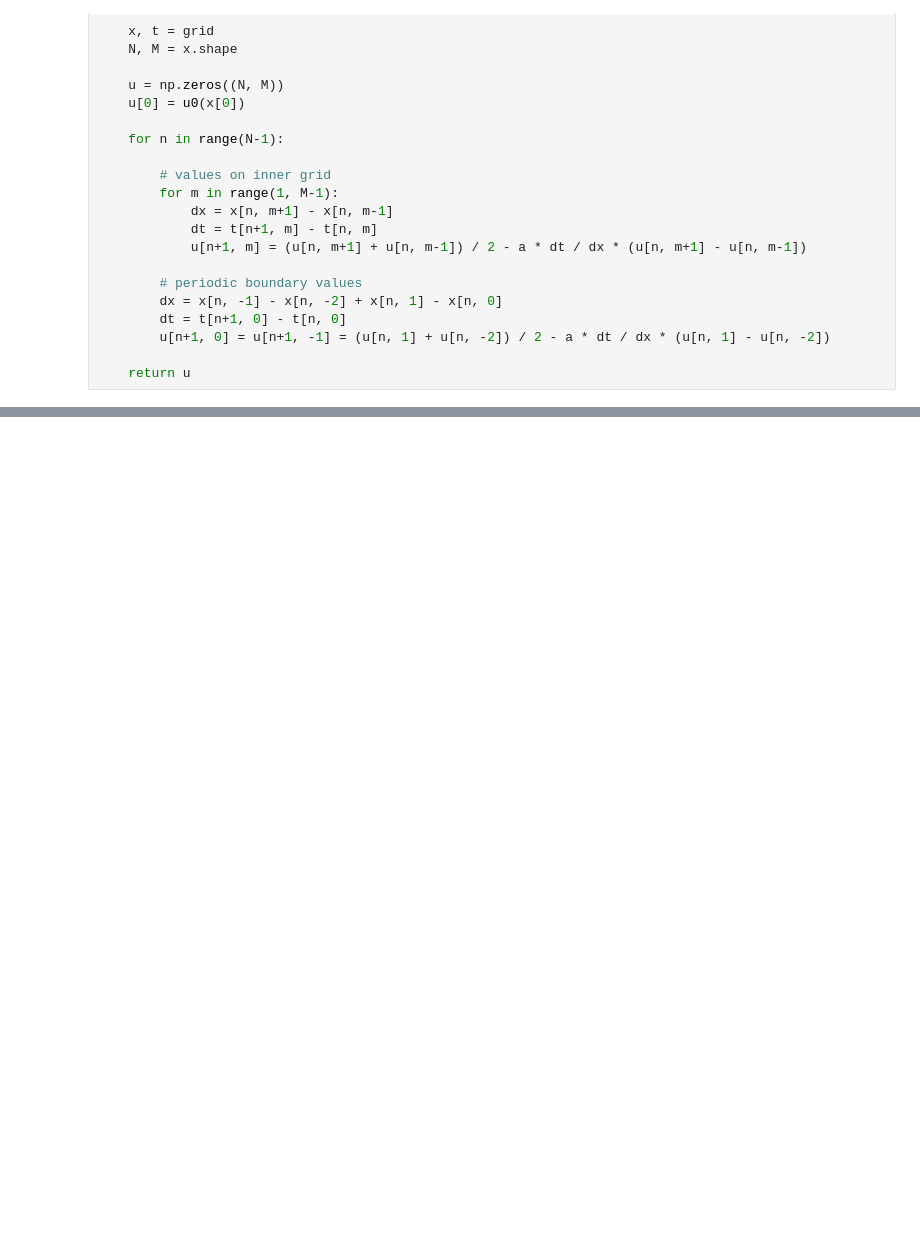
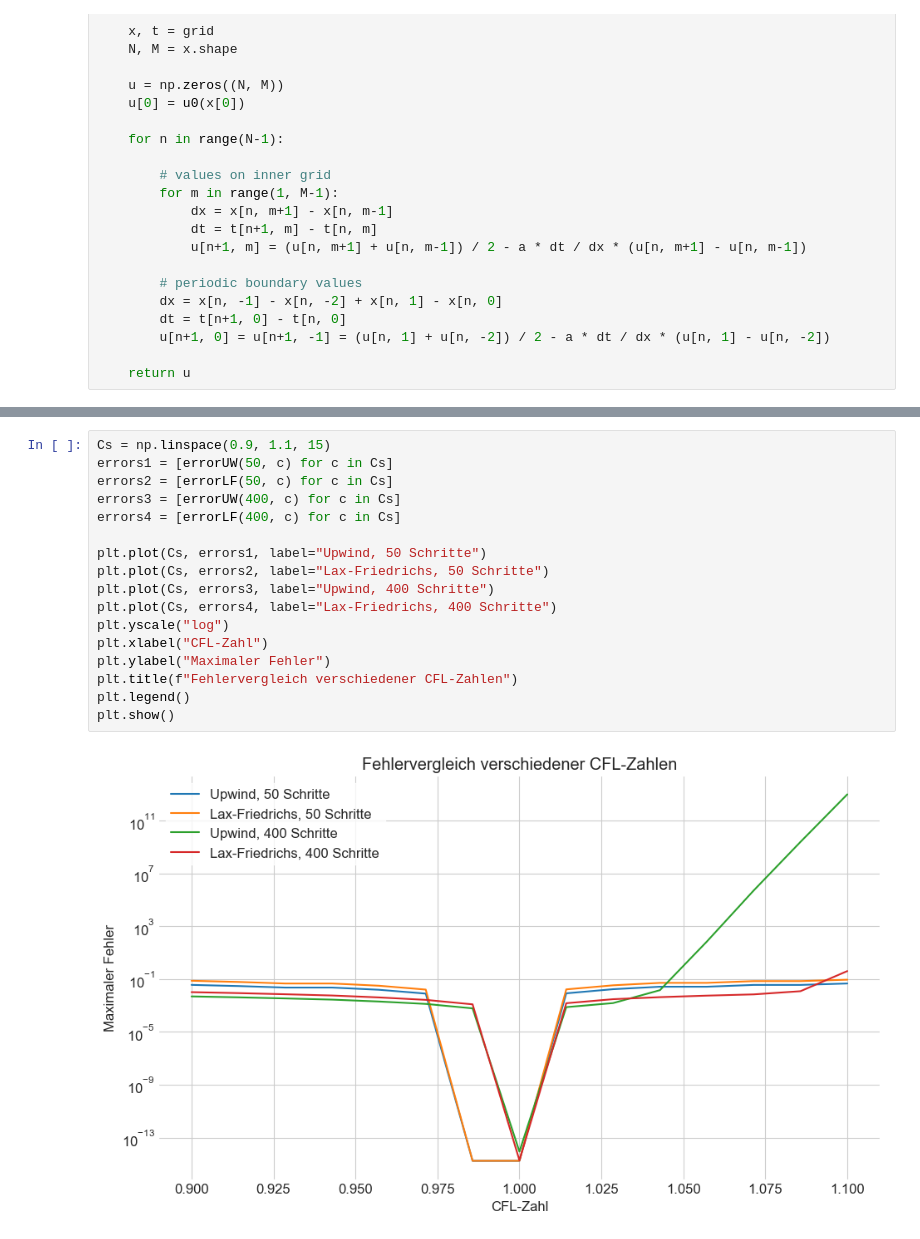
Before and after one commit to maxstollmayer/NuMeDiffG, a Jupyter notebook: Aufgabenblatt 7/Aufgabenblatt 7 Lösung.ipynb, the cells around one changed output, grey strips where cells are left out. Cells and saved outputs as stored; diff of their text form; blank space fills up the shorter version.

```diff
--- a/Aufgabenblatt 7/Aufgabenblatt 7 Lösung.ipynb
+++ b/Aufgabenblatt 7/Aufgabenblatt 7 Lösung.ipynb
@@ -214,0 +210,19 @@ Beobachtungen
+# %%
+Cs = np.linspace(0.9, 1.1, 15)
+errors1 = [errorUW(50, c) for c in Cs]
+errors2 = [errorLF(50, c) for c in Cs]
+errors3 = [errorUW(400, c) for c in Cs]
+errors4 = [errorLF(400, c) for c in Cs]
+
+plt.plot(Cs, errors1, label="Upwind, 50 Schritte")
+plt.plot(Cs, errors2, label="Lax-Friedrichs, 50 Schritte")
+plt.plot(Cs, errors3, label="Upwind, 400 Schritte")
+plt.plot(Cs, errors4, label="Lax-Friedrichs, 400 Schritte")
+plt.yscale("log")
+plt.xlabel("CFL-Zahl")
+plt.ylabel("Maximaler Fehler")
+plt.title(f"Fehlervergleich verschiedener CFL-Zahlen")
+plt.legend()
+plt.show()
+# %% [output]
+[figure, added]
```
Also changed, not shown: parts of 18 cells of this notebook, 12 other files.
